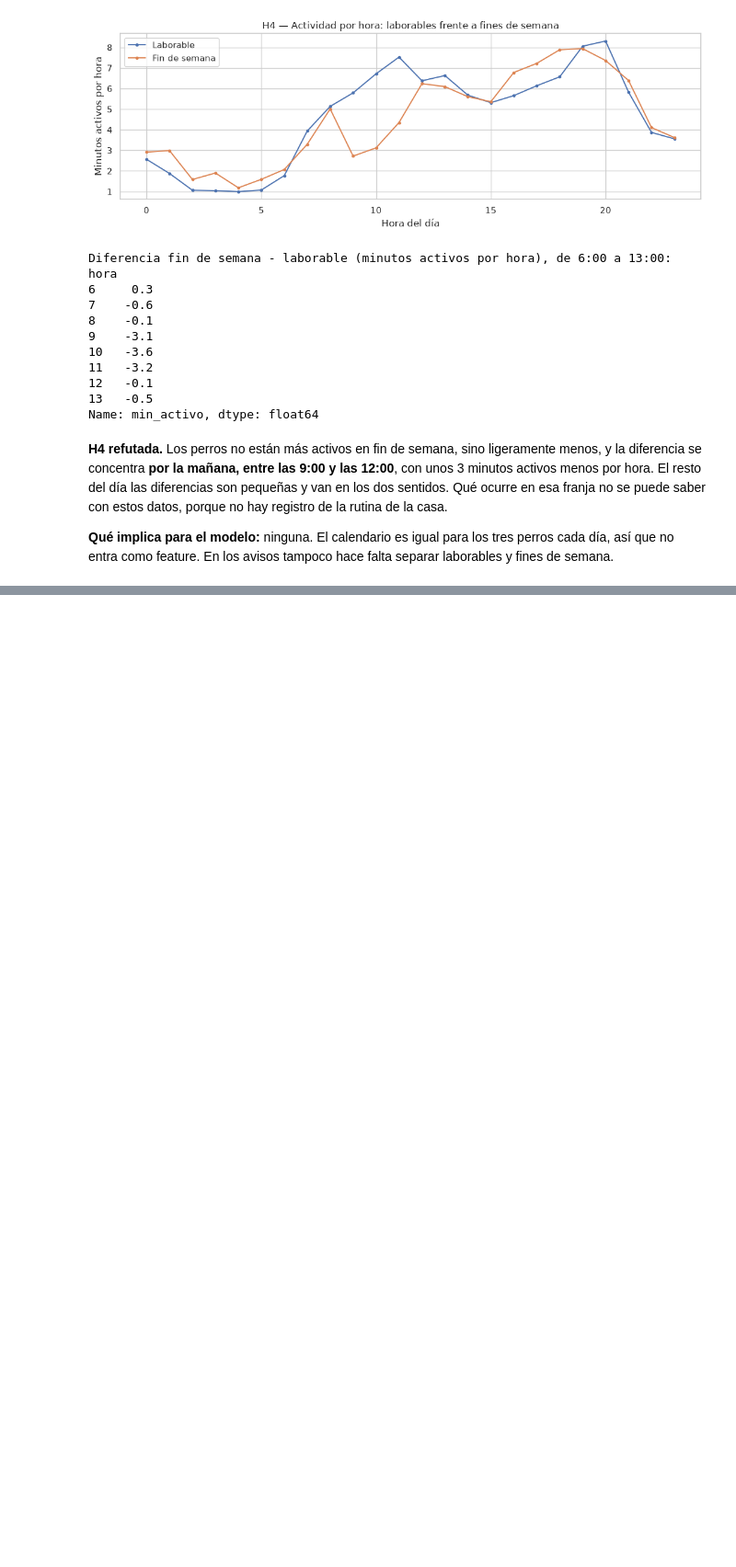
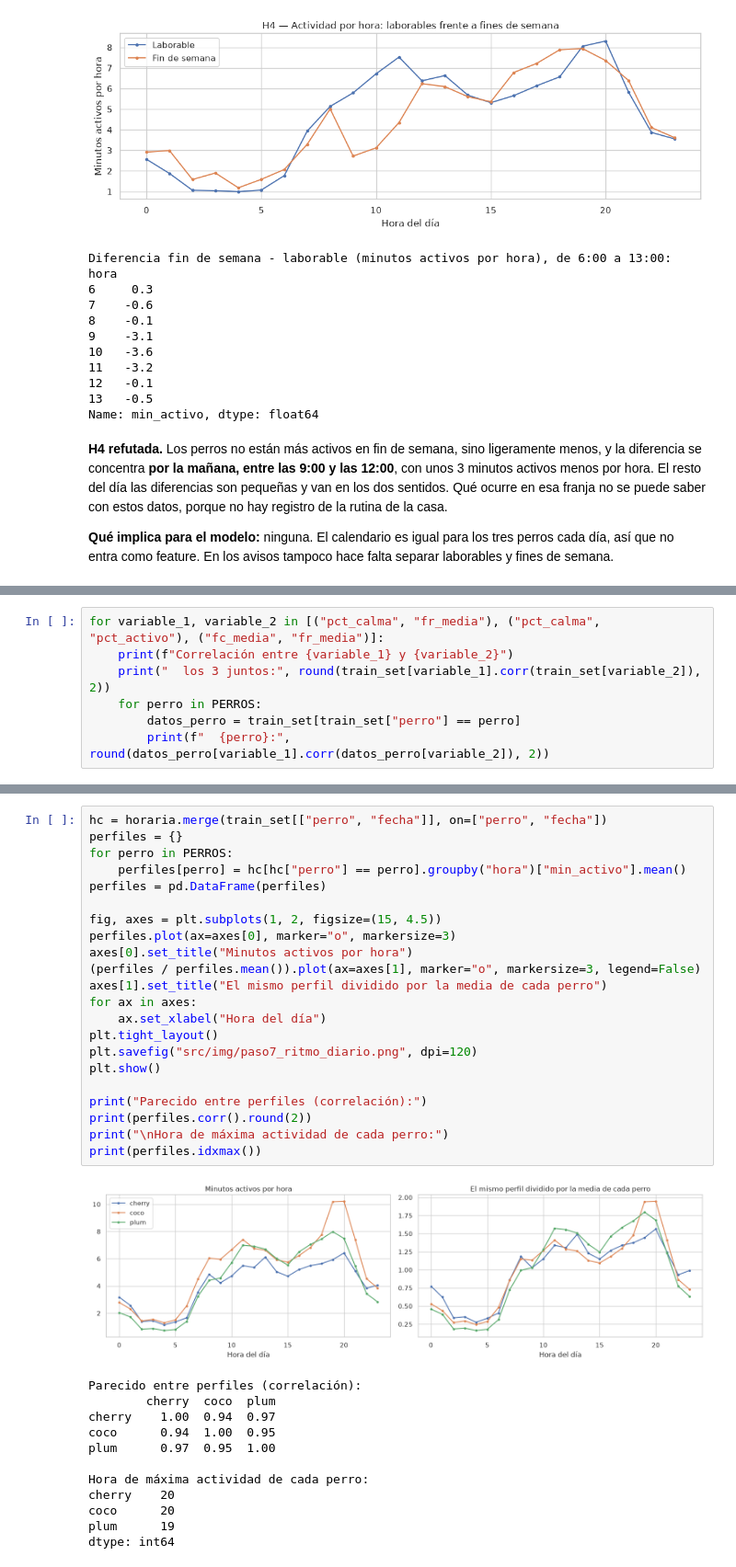
Before and after one commit to claudiavera156/ML_Huella_Conductual, a Jupyter notebook: main.ipynb, the cells around one changed output, grey strips where cells are left out. Shown at 92% size. Drawn from its saved outputs; the diff is of its cells as text; blank space fills up the shorter version.

```diff
--- a/main.ipynb
+++ b/main.ipynb
@@ -874,0 +898,7 @@ Name: min_activo, dtype: float64
+# %%
+for variable_1, variable_2 in [("pct_calma", "fr_media"), ("pct_calma", "pct_activo"), ("fc_media", "fr_media")]:
+    print(f"Correlación entre {variable_1} y {variable_2}")
+    print("  los 3 juntos:", round(train_set[variable_1].corr(train_set[variable_2]), 2))
+    for perro in PERROS:
+        datos_perro = train_set[train_set["perro"] == perro]
+        print(f"  {perro}:", round(datos_perro[variable_1].corr(datos_perro[variable_2]), 2))
@@ -874,0 +938,35 @@ Name: min_activo, dtype: float64
+# %%
+hc = horaria.merge(train_set[["perro", "fecha"]], on=["perro", "fecha"])
+perfiles = {}
+for perro in PERROS:
+    perfiles[perro] = hc[hc["perro"] == perro].groupby("hora")["min_activo"].mean()
+perfiles = pd.DataFrame(perfiles)
+
+fig, axes = plt.subplots(1, 2, figsize=(15, 4.5))
+perfiles.plot(ax=axes[0], marker="o", markersize=3)
+axes[0].set_title("Minutos activos por hora")
+(perfiles / perfiles.mean()).plot(ax=axes[1], marker="o", markersize=3, legend=False)
+axes[1].set_title("El mismo perfil dividido por la media de cada perro")
+for ax in axes:
+    ax.set_xlabel("Hora del día")
+plt.tight_layout()
+plt.savefig("src/img/paso7_ritmo_diario.png", dpi=120)
+plt.show()
+
+print("Parecido entre perfiles (correlación):")
+print(perfiles.corr().round(2))
+print("\nHora de máxima actividad de cada perro:")
+print(perfiles.idxmax())
+# %% [output]
+[figure, added]
+Parecido entre perfiles (correlación):
+        cherry  coco  plum
+cherry    1.00  0.94  0.97
+coco      0.94  1.00  0.95
+plum      0.97  0.95  1.00
+
+Hora de máxima actividad de cada perro:
+cherry    20
+coco      20
+plum      19
+dtype: int64
```
Also changed, not shown: parts of 7 cells of this notebook, 3 other files.
